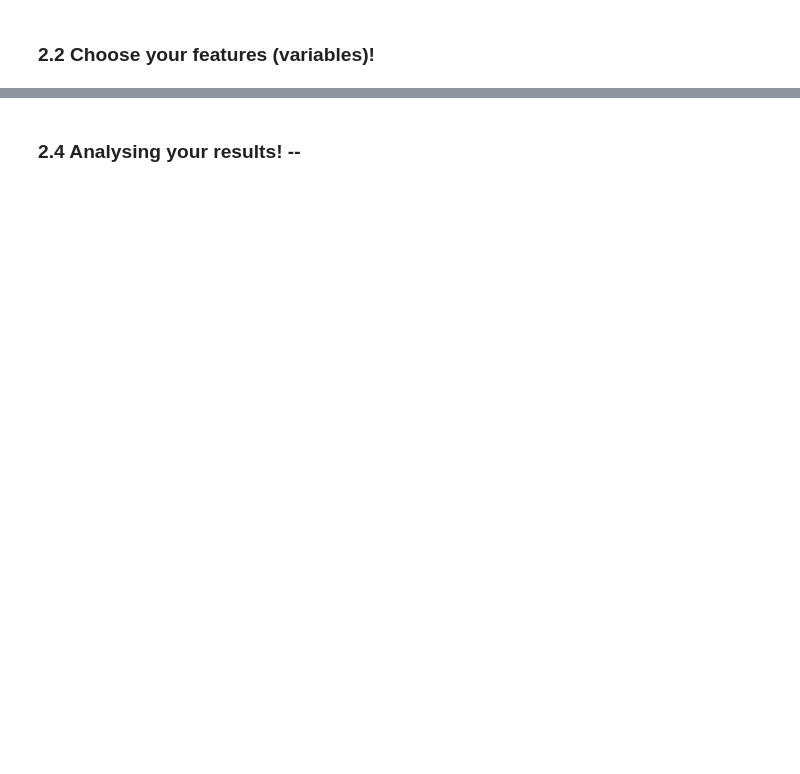
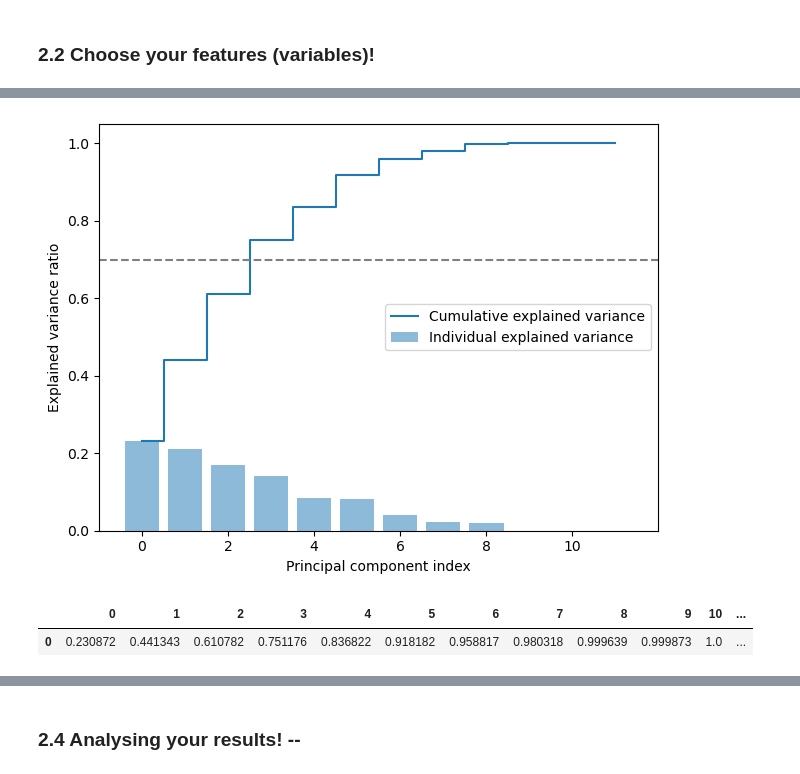
Before and after one commit to pltommasino/ADM-HW4-Group14, a Jupyter notebook: HW4_main.ipynb, the cells around one changed output, grey strips where cells are left out. Saved outputs shown, nothing was run; the diff lists cells and outputs as text; code cells hidden in the pictures; blank space fills up the shorter version.

```diff
--- a/HW4_main.ipynb
+++ b/HW4_main.ipynb
@@ -379,0 +875,6 @@ You may notice that you have plenty of features to work with now. So, it would b
+# %%
+columns_to_remove = [0,1,3,11,12]
+# we create a new dataset we 12 columns on which we will apply pca
+df2= df.drop(df.columns[columns_to_remove], axis=1)
+df2
+#df2.to_csv(r"C:\Users\HP_User\Desktop\hw4adm\df2.csv", index=False)
@@ -379,0 +895,5 @@ You may notice that you have plenty of features to work with now. So, it would b
+# %%
+scaler = StandardScaler()
+#we normalize the data so that the principal component analysis will be made in a better way and won't be affected by unit of measure
+df_normalized = pd.DataFrame(scaler.fit_transform(df2), columns=df2.columns)
+df_normalized.head()
@@ -379,0 +957,32 @@ You may notice that you have plenty of features to work with now. So, it would b
+# %%
+#Since we can't use the function PCA if we have Nan we replace them with the mean
+imputer = SimpleImputer(strategy='mean')
+df_no_missing = pd.DataFrame(imputer.fit_transform(df_normalized), columns=df_normalized.columns)
+
+# we compute the pca with the maximum of the component equals to the number of the variables
+pca12 = PCA(n_components=12)
+principalComponents12 = pca12.fit_transform(df_no_missing)
+principalDf12 = pd.DataFrame(data=principalComponents12, columns=['PC1', 'PC2', 'PC3', 'PC4', 'PC5','PC6','PC7','PC8','PC9','PC10','PC11','PC12'])
+# %%
+exp_var_pca = pca12.explained_variance_ratio_
+cum_sum_eigenvalues = np.cumsum(exp_var_pca)
+plt.bar(range(0,len(exp_var_pca)), exp_var_pca, alpha=0.5, align='center', label='Individual explained variance')
+plt.step(range(0,len(cum_sum_eigenvalues)), cum_sum_eigenvalues, where='mid',label='Cumulative explained variance')
+plt.ylabel('Explained variance ratio')
+plt.xlabel('Principal component index')
+plt.axhline(y=0.70, color='grey', linestyle='--')
+plt.legend(loc='best')
+plt.tight_layout()
+plt.show()
+# %% [output]
+[figure, added]
+# %%
+np.set_printoptions(formatter={'float_kind': '{:f}'.format})
+
+# Create DataFrame with cumulative sum of explained variance ratios
+cumulative_explained_variance = np.cumsum(pca12.explained_variance_ratio_)
+cumulative_explained_variance_df = pd.DataFrame(cumulative_explained_variance).T
+cumulative_explained_variance_df
+# %% [output]
+|  | 0 | 1 | 2 | 3 | 4 | 5 | 6 | 7 | 8 | 9 | 10 | ... |
+| 0 | 0.230872 | 0.441343 | 0.610782 | 0.751176 | 0.836822 | 0.918182 | 0.958817 | 0.980318 | 0.999639 | 0.999873 | 1.0 | ... |
```
Also changed, not shown: parts of 125 cells of this notebook, 1 other file.
